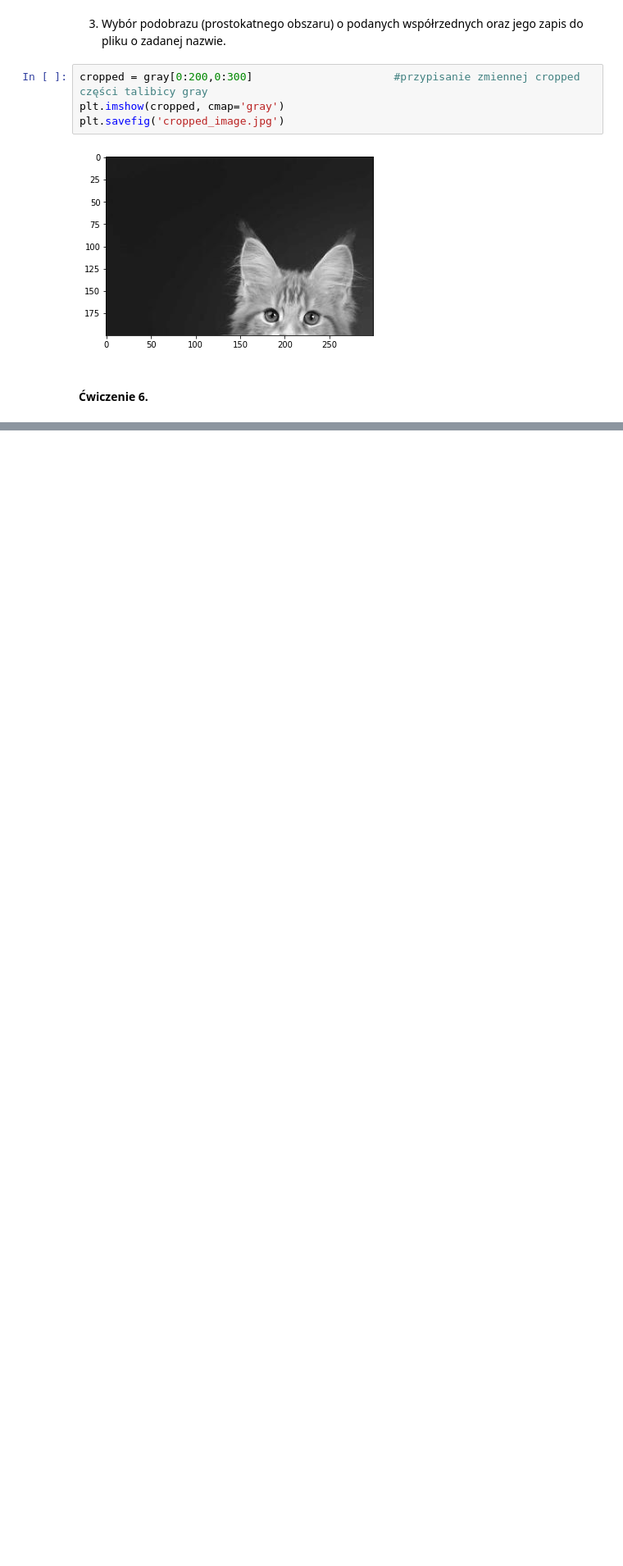
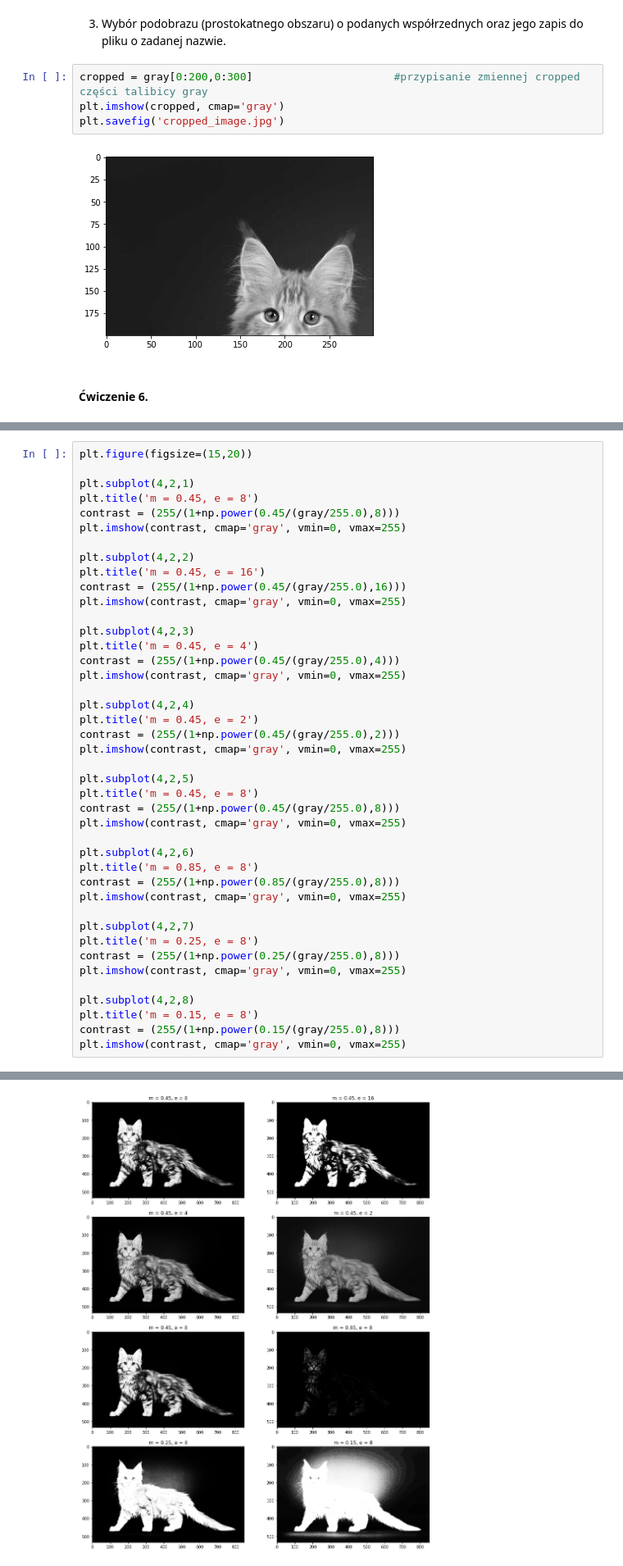
Before and after one commit to magdalena09/CPSiO-lab, a Jupyter notebook: lab2.ipynb, the cells around one changed output, grey strips where cells are left out. Shown at 82% size. Cells and saved outputs as stored; diff of their text form; blank space fills up the shorter version.

```diff
--- a/lab2.ipynb
+++ b/lab2.ipynb
@@ -55,0 +85,43 @@ plt.savefig('cropped_image.jpg')
+# %%
+plt.figure(figsize=(15,20))
+
+plt.subplot(4,2,1)
+plt.title('m = 0.45, e = 8')
+contrast = (255/(1+np.power(0.45/(gray/255.0),8)))
+plt.imshow(contrast, cmap='gray', vmin=0, vmax=255)
+
+plt.subplot(4,2,2)
+plt.title('m = 0.45, e = 16')
+contrast = (255/(1+np.power(0.45/(gray/255.0),16)))
+plt.imshow(contrast, cmap='gray', vmin=0, vmax=255)
+
+plt.subplot(4,2,3)
+plt.title('m = 0.45, e = 4')
+contrast = (255/(1+np.power(0.45/(gray/255.0),4)))
+plt.imshow(contrast, cmap='gray', vmin=0, vmax=255)
+
+plt.subplot(4,2,4)
+plt.title('m = 0.45, e = 2')
+contrast = (255/(1+np.power(0.45/(gray/255.0),2)))
+plt.imshow(contrast, cmap='gray', vmin=0, vmax=255)
+
+plt.subplot(4,2,5)
+plt.title('m = 0.45, e = 8')
+contrast = (255/(1+np.power(0.45/(gray/255.0),8)))
+plt.imshow(contrast, cmap='gray', vmin=0, vmax=255)
+
+plt.subplot(4,2,6)
+plt.title('m = 0.85, e = 8')
+contrast = (255/(1+np.power(0.85/(gray/255.0),8)))
+plt.imshow(contrast, cmap='gray', vmin=0, vmax=255)
+
+plt.subplot(4,2,7)
+plt.title('m = 0.25, e = 8')
+contrast = (255/(1+np.power(0.25/(gray/255.0),8)))
+plt.imshow(contrast, cmap='gray', vmin=0, vmax=255)
+
+plt.subplot(4,2,8)
+plt.title('m = 0.15, e = 8')
+contrast = (255/(1+np.power(0.15/(gray/255.0),8)))
+plt.imshow(contrast, cmap='gray', vmin=0, vmax=255)
+# %% [output]
@@ -55,0 +129 @@ plt.savefig('cropped_image.jpg')
+[figure, added]
```
Also changed, not shown: parts of 13 cells of this notebook, 2 other files.
